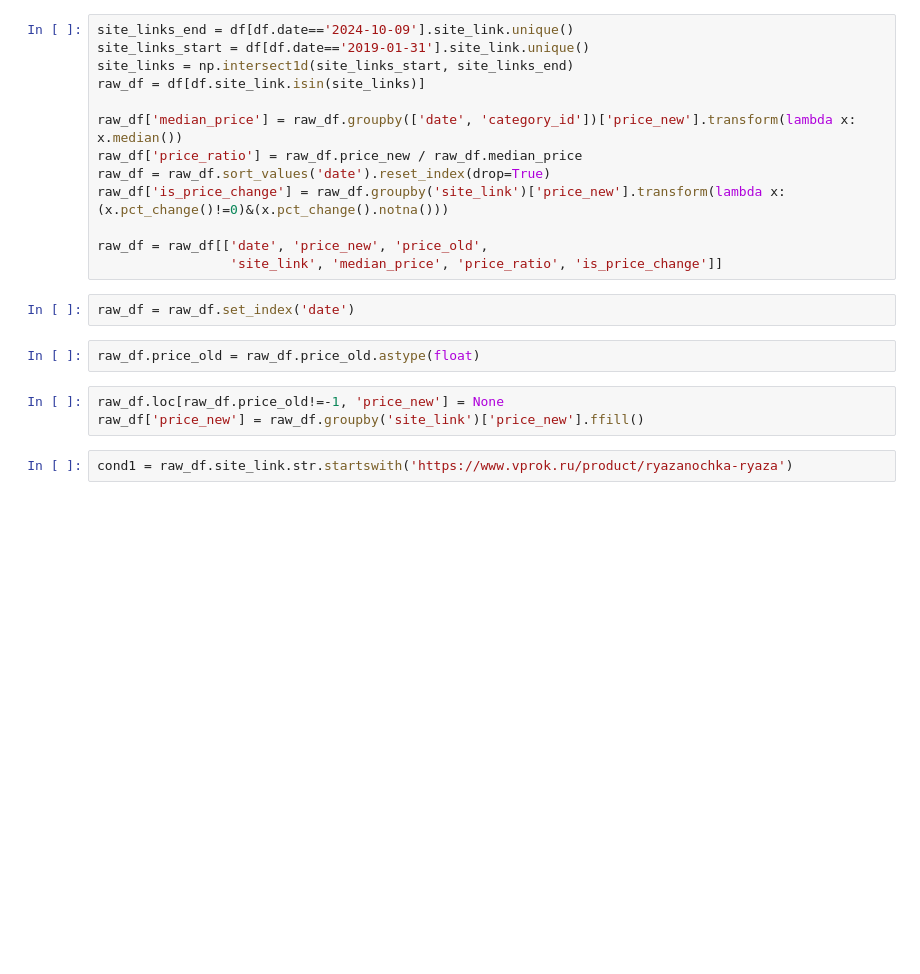
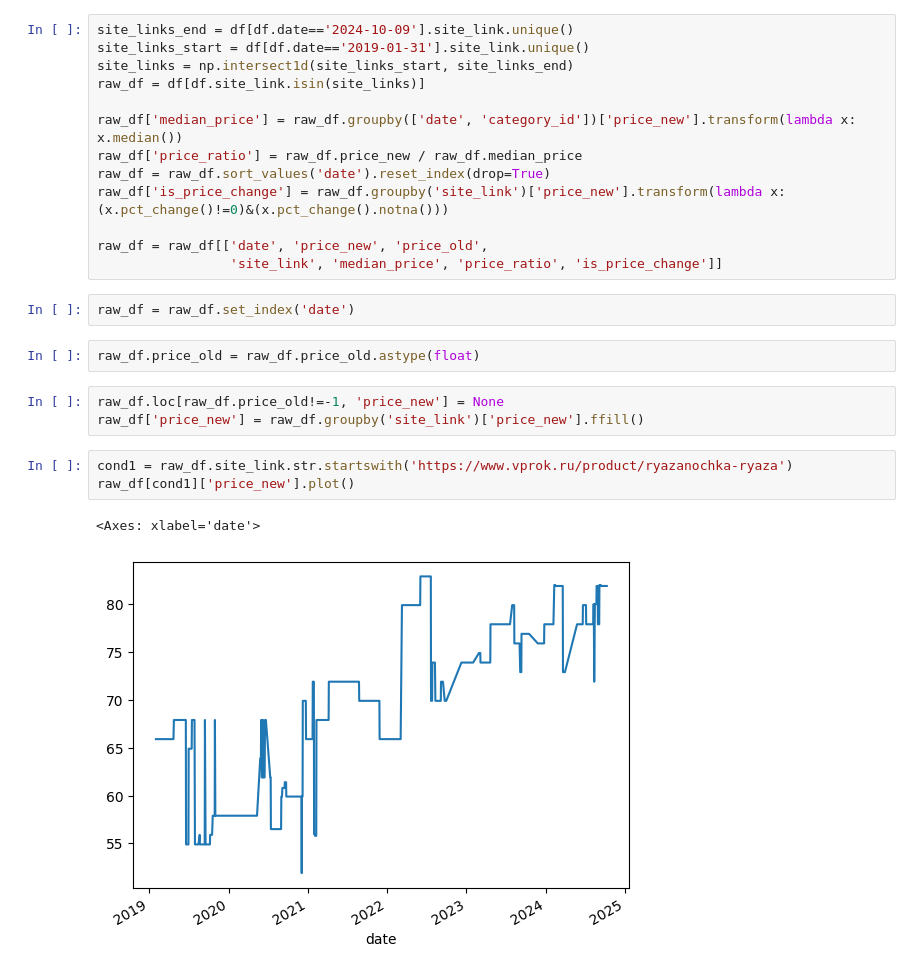
Before and after one commit to yelex/price_project, a Jupyter notebook: rigidity_factors.ipynb, the cells around one changed output. Drawn from its saved outputs; the diff is of its cells as text; blank space fills up the shorter version.

```diff
--- a/rigidity_factors.ipynb
+++ b/rigidity_factors.ipynb
@@ -30,3 +41,7 @@ raw_df.loc[raw_df.price_old!=-1, 'price_new'] = None
 raw_df['price_new'] = raw_df.groupby('site_link')['price_new'].ffill()
 # %%
 cond1 = raw_df.site_link.str.startswith('https://www.vprok.ru/product/ryazanochka-ryaza')
+raw_df[cond1]['price_new'].plot()
+# %% [output]
+<Axes: xlabel='date'>
+[figure, added]
```
Also changed, not shown: parts of 12 cells of this notebook.
